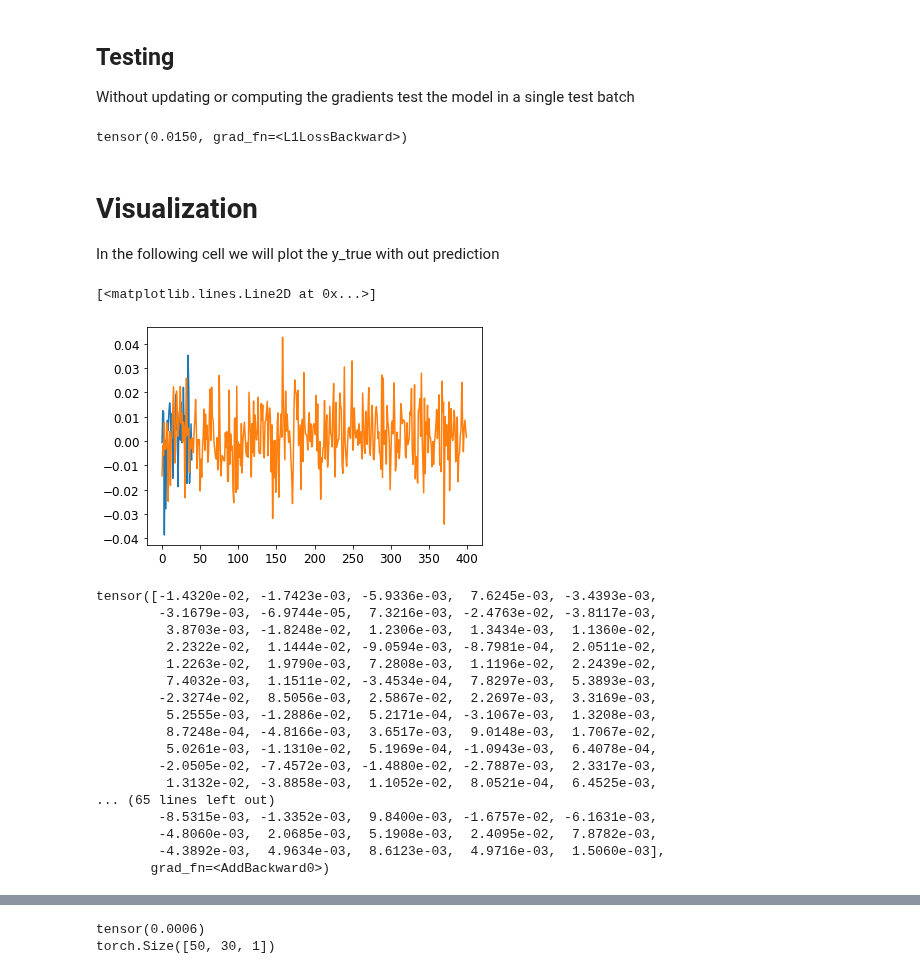
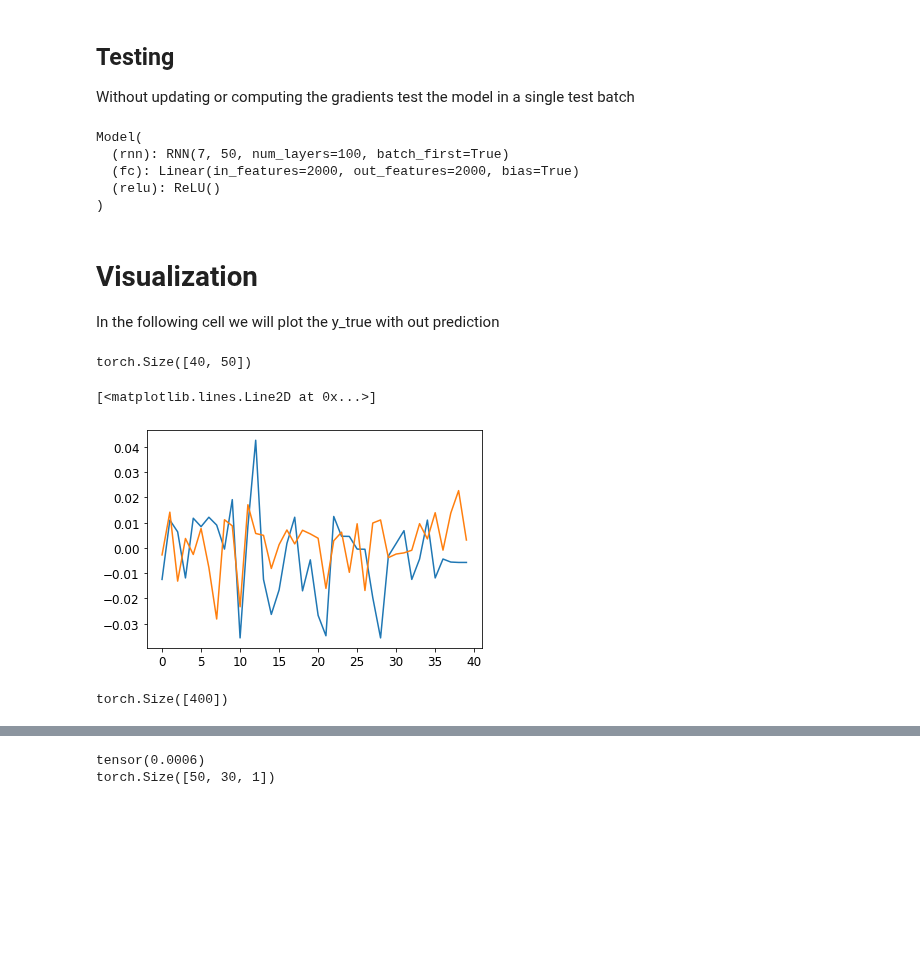
Before and after one commit to alessiorecchia/strive_exe, a Jupyter notebook: M5_Deep_Learning/09. RNN Times Series Regression/RNN_Time_Series_Regression.ipynb, the cells around one changed output, grey strips where cells are left out. Saved outputs shown, nothing was run; the diff lists cells and outputs as text; code cells hidden in the pictures; blank space fills up the shorter version.

```diff
--- a/M5_Deep_Learning/09. RNN Times Series Regression/RNN_Time_Series_Regression.ipynb
+++ b/M5_Deep_Learning/09. RNN Times Series Regression/RNN_Time_Series_Regression.ipynb
@@ -199,7 +199,7 @@ n_inputs = 7
 
 # n_steps is the size of the contiguous sequence that is taken from the TS
 # it coincides with the number of time steps for the RNN
-n_steps = 10
+n_steps = 50
 
 # There is one layer of X recurrent neurons together
 n_neurons = 100
@@ -430,45 +430,42 @@ y_test_batch = torch.from_numpy(y_test_batch).squeeze(-1)
 
 x_test_batch = Variable(x_test_batch).float()
 y_test_batch = Variable(y_test_batch).float()
+
 model.eval()
+with torch.no_grad():
 
-y_hat = model(x_test_batch)
+    y_hat = model(x_test_batch)
 
-loss_test = criterion(y_hat, y_test_batch.flatten())
+    loss_test = criterion(y_hat, y_test_batch.flatten())
 
-loss_test
+    loss_test
+model.train()
 # %% [output]
-tensor(0.0150, grad_fn=<L1LossBackward>)
+Model(
+  (rnn): RNN(7, 50, num_layers=100, batch_first=True)
+  (fc): Linear(in_features=2000, out_features=2000, bias=True)
+  (relu): ReLU()
+)
 # %% [markdown]
 # Visualization
 
 In the following cell we will plot the y_true with out prediction
+# %%
+y_hat = y_hat.resize(batch_size,hidden_dim)
+
+y_hat.shape
+# %% [output]
+torch.Size([40, 50])
 # %%
  #Print the ground truth sequence and the predicted sequence of a batch in train
 
- plt.plot(y_test_batch[:,0].numpy())
- plt.plot(y_hat.detach().numpy())
+ plt.plot(y_test_batch[:,30].numpy())
+ plt.plot(y_hat[:,30].detach().numpy())
 # %% [output]
 [<matplotlib.lines.Line2D at 0x...>]
-[figure, old version]
+[figure, new version]
 # %%
-y_hat
+y_hat.shape
 # %% [output]
-tensor([-1.4320e-02, -1.7423e-03, -5.9336e-03,  7.6245e-03, -3.4393e-03,
-        -3.1679e-03, -6.9744e-05,  7.3216e-03, -2.4763e-02, -3.8117e-03,
-         3.8703e-03, -1.8248e-02,  1.2306e-03,  1.3434e-03,  1.1360e-02,
-         2.2322e-02,  1.1444e-02, -9.0594e-03, -8.7981e-04,  2.0511e-02,
-         1.2263e-02,  1.9790e-03,  7.2808e-03,  1.1196e-02,  2.2439e-02,
-         7.4032e-03,  1.1511e-02, -3.4534e-04,  7.8297e-03,  5.3893e-03,
-        -2.3274e-02,  8.5056e-03,  2.5867e-02,  2.2697e-03,  3.3169e-03,
-         5.2555e-03, -1.2886e-02,  5.2171e-04, -3.1067e-03,  1.3208e-03,
-         8.7248e-04, -4.8166e-03,  3.6517e-03,  9.0148e-03,  1.7067e-02,
-         5.0261e-03, -1.1310e-02,  5.1969e-04, -1.0943e-03,  6.4078e-04,
-        -2.0505e-02, -7.4572e-03, -1.4880e-02, -2.7887e-03,  2.3317e-03,
-         1.3132e-02, -3.8858e-03,  1.1052e-02,  8.0521e-04,  6.4525e-03,
-... (65 lines left out)
-        -8.5315e-03, -1.3352e-03,  9.8400e-03, -1.6757e-02, -6.1631e-03,
-        -4.8060e-03,  2.0685e-03,  5.1908e-03,  2.4095e-02,  7.8782e-03,
-        -4.3892e-03,  4.9634e-03,  8.6123e-03,  4.9716e-03,  1.5060e-03],
-       grad_fn=<AddBackward0>)
+torch.Size([400])
 # %%
```
Also changed, not shown: parts of 2 cells of this notebook.
